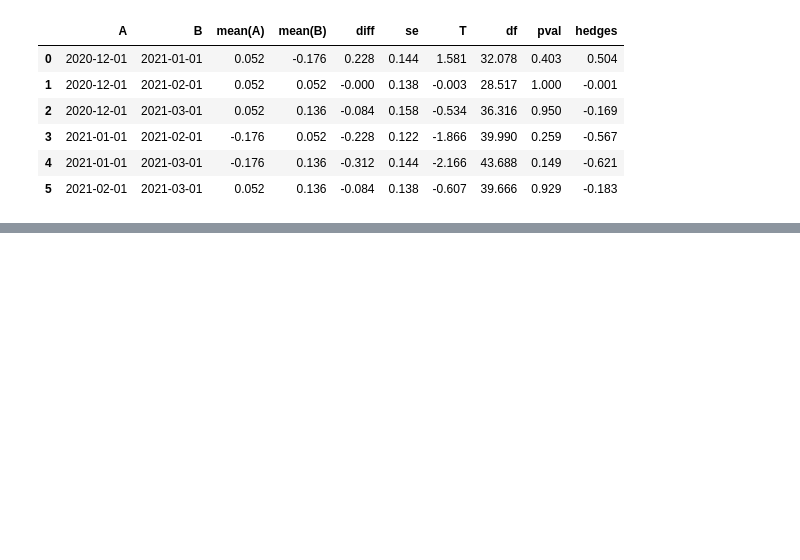
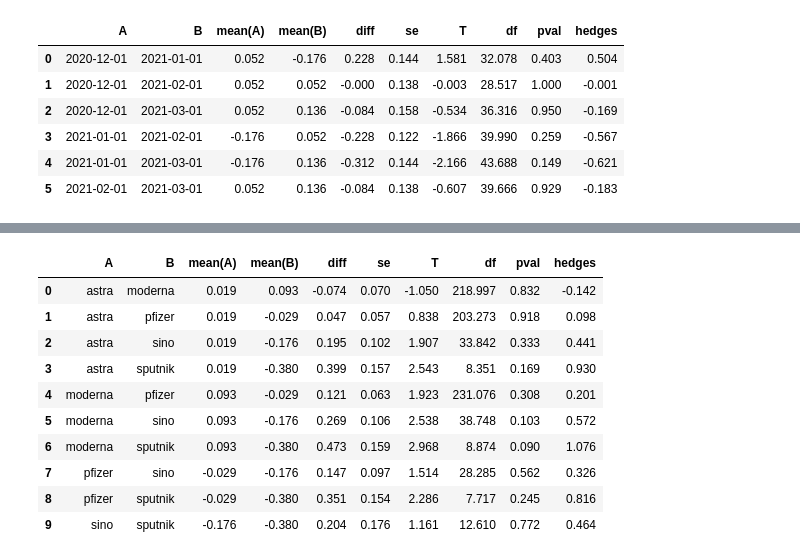
Before and after one commit to Wei-Dartmouth/termproject-group-2, a Jupyter notebook: stats_tests.ipynb, the cells around one changed output, grey strips where cells are left out. Cells and saved outputs as stored; diff of their text form; code cells hidden in the pictures; blank space fills up the shorter version.

```diff
--- a/stats_tests.ipynb
+++ b/stats_tests.ipynb
@@ -633,0 +687,14 @@ pg.pairwise_gameshowell(data=sino_4_months_df, dv="sent_val", between="month").r
+# %%
+pg.pairwise_gameshowell(data=all_jan_df, dv="sent_val", between="man").round(3)
+# %% [output]
+|  | A | B | mean(A) | mean(B) | diff | se | T | df | pval | hedges |
+| 0 | astra | moderna | 0.019 | 0.093 | -0.074 | 0.070 | -1.050 | 218.997 | 0.832 | -0.142 |
+| 1 | astra | pfizer | 0.019 | -0.029 | 0.047 | 0.057 | 0.838 | 203.273 | 0.918 | 0.098 |
+| 2 | astra | sino | 0.019 | -0.176 | 0.195 | 0.102 | 1.907 | 33.842 | 0.333 | 0.441 |
+| 3 | astra | sputnik | 0.019 | -0.380 | 0.399 | 0.157 | 2.543 | 8.351 | 0.169 | 0.930 |
+| 4 | moderna | pfizer | 0.093 | -0.029 | 0.121 | 0.063 | 1.923 | 231.076 | 0.308 | 0.201 |
+| 5 | moderna | sino | 0.093 | -0.176 | 0.269 | 0.106 | 2.538 | 38.748 | 0.103 | 0.572 |
+| 6 | moderna | sputnik | 0.093 | -0.380 | 0.473 | 0.159 | 2.968 | 8.874 | 0.090 | 1.076 |
+| 7 | pfizer | sino | -0.029 | -0.176 | 0.147 | 0.097 | 1.514 | 28.285 | 0.562 | 0.326 |
+| 8 | pfizer | sputnik | -0.029 | -0.380 | 0.351 | 0.154 | 2.286 | 7.717 | 0.245 | 0.816 |
+| 9 | sino | sputnik | -0.176 | -0.380 | 0.204 | 0.176 | 1.161 | 12.610 | 0.772 | 0.464 |
```
Also changed, not shown: parts of 15 cells of this notebook.
